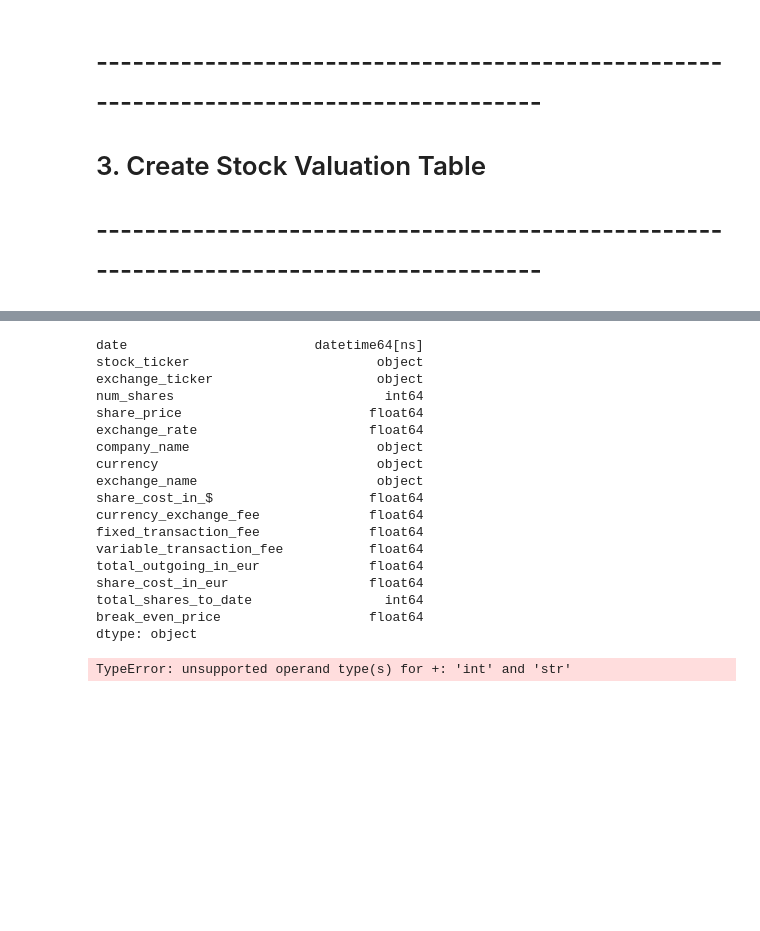
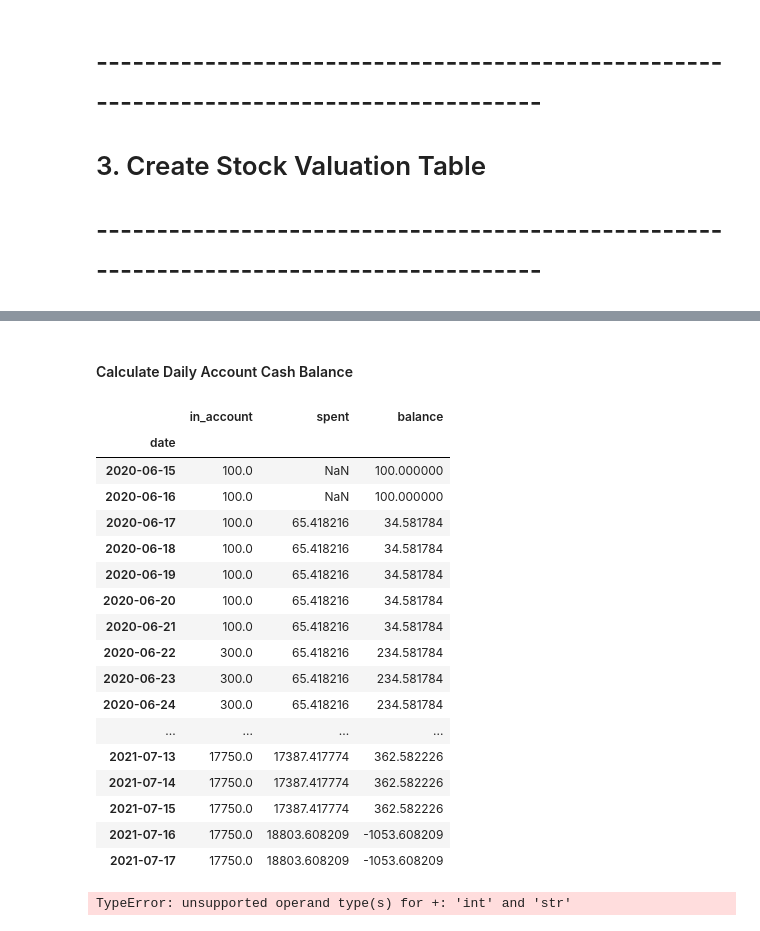
Before and after one commit to Crone1/Stock-Portfolio-Website, a Jupyter notebook: Analyse_Transactions.ipynb, the cells around one changed output, grey strips where cells are left out. Cells and saved outputs as stored; diff of their text form; code cells hidden in the pictures; blank space fills up the shorter version.

Commit message:
- Add functionality to calculate the account the balance based on deposited amount and purchased stock  - Format changes  - Update EUR-USD currency exchange file by re-running scrape

```diff
--- a/Analyse_Transactions.ipynb
+++ b/Analyse_Transactions.ipynb
@@ -97,2 +107,35 @@ base_currency = 'EUR'
 gd.create_exchange_rate_to_date_map(base_currency, unique_currency_list, start_date)
+# %% [markdown]
+#### Calculate Daily Account Cash Balance
+# %%
+# get the cumulative amount paid into the account broken down by day
+daily_amount_in_account_to_date_df = gd.calculate_amount_in_cumulative_account_each_day()
+# %%
+# get the cumulative amount spend on stocks broken down by day
+daily_amount_spent_to_date_df = gd.calculate_cumulative_amount_spent_each_day(transactions)
+# %%
+# get the daily cash balance
+daily_cash_balance = daily_amount_in_account_to_date_df.sub(daily_amount_spent_to_date_df, fill_value=0)
+# %%
+# Merge these into one table
+pd.concat([daily_amount_in_account_to_date_df, daily_amount_spent_to_date_df, daily_cash_balance], axis=1).set_axis(["in_account", "spent", "balance"], axis=1)
+# %% [output]
+|  | in_account | spent | balance |
+| date |  |  |  |
+| 2020-06-15 | 100.0 | NaN | 100.000000 |
+| 2020-06-16 | 100.0 | NaN | 100.000000 |
+| 2020-06-17 | 100.0 | 65.418216 | 34.581784 |
+| 2020-06-18 | 100.0 | 65.418216 | 34.581784 |
+| 2020-06-19 | 100.0 | 65.418216 | 34.581784 |
+| 2020-06-20 | 100.0 | 65.418216 | 34.581784 |
+| 2020-06-21 | 100.0 | 65.418216 | 34.581784 |
+| 2020-06-22 | 300.0 | 65.418216 | 234.581784 |
+| 2020-06-23 | 300.0 | 65.418216 | 234.581784 |
+| 2020-06-24 | 300.0 | 65.418216 | 234.581784 |
+| ... | ... | ... | ... |
+| 2021-07-13 | 17750.0 | 17387.417774 | 362.582226 |
+| 2021-07-14 | 17750.0 | 17387.417774 | 362.582226 |
+| 2021-07-15 | 17750.0 | 17387.417774 | 362.582226 |
+| 2021-07-16 | 17750.0 | 18803.608209 | -1053.608209 |
+| 2021-07-17 | 17750.0 | 18803.608209 | -1053.608209 |
 # %%
@@ -100,21 +142,0 @@ stock_data = ap.get_specific_stock(transactions, "GOLD", "NSY")
-# %%
-stock_data.dtypes
-# %% [output]
-date                        datetime64[ns]
-stock_ticker                        object
-exchange_ticker                     object
-num_shares                           int64
-share_price                        float64
-exchange_rate                      float64
-company_name                        object
-currency                            object
-exchange_name                       object
-share_cost_in_$                    float64
-currency_exchange_fee              float64
-fixed_transaction_fee              float64
-variable_transaction_fee           float64
-total_outgoing_in_eur              float64
-share_cost_in_eur                  float64
-total_shares_to_date                 int64
-break_even_price                   float64
-dtype: object
```
Also changed, not shown: parts of 11 cells of this notebook, 3 other files.
